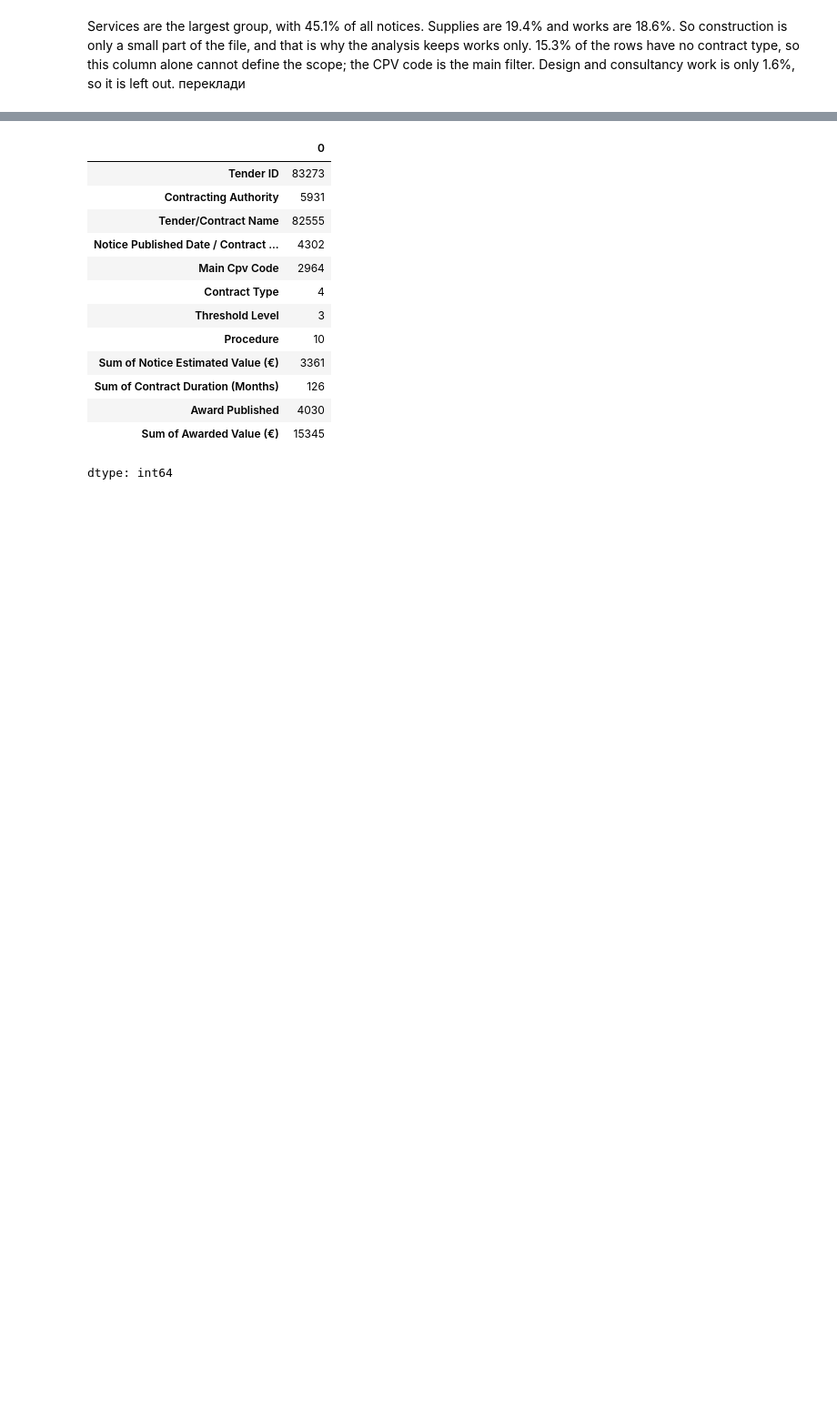
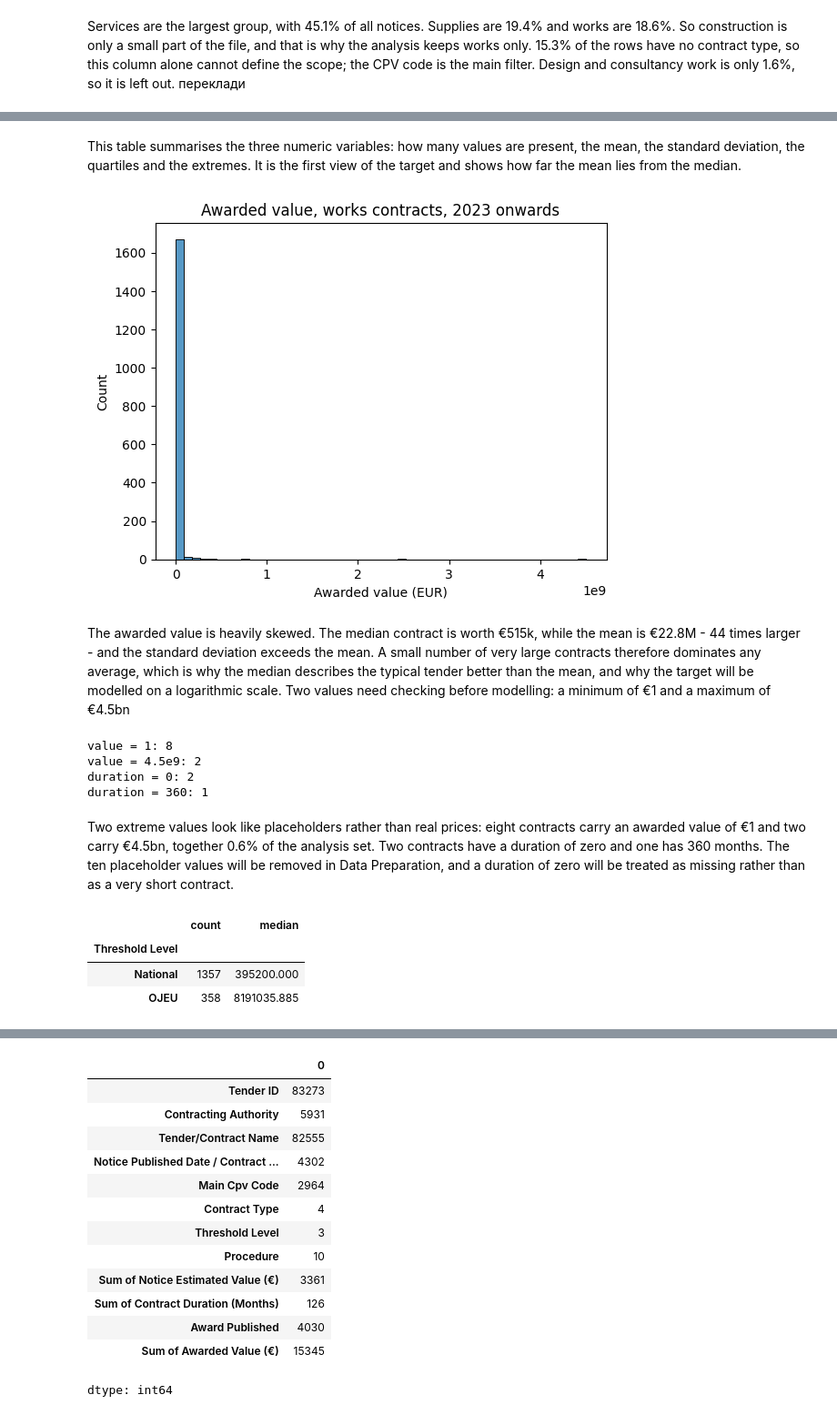
Before and after one commit to KaterynaKon/irish-tender-value, a Jupyter notebook: public_tender_value.ipynb, the cells around one changed output, grey strips where cells are left out. Shown at 91% size. Cells and saved outputs as stored; diff of their text form; code cells hidden in the pictures; blank space fills up the shorter version.

```diff
--- a/public_tender_value.ipynb
+++ b/public_tender_value.ipynb
@@ -213,0 +226,4 @@ dtype: int64
+# %%
+cpv = pd.to_numeric(d["Main Cpv Code"], errors="coerce")
+d["cpv2"] = (cpv // 1_000_000).astype("Int64")
+d["cpv2"].value_counts(dropna=False).head(15)
@@ -213,0 +253,6 @@ dtype: int64
+# %%
+d["year"] = pd.to_datetime(
+    d["Notice Published Date / Contract Created Date"],
+    format="%d/%m/%Y",
+    errors="coerce"
+).dt.year
@@ -213,0 +287,7 @@ dtype: int64
+# %%
+awd = "Sum of Awarded Value (€)"
+has = d[awd].gt(0)
+works = d["Contract Type"].eq("Works")
+
+a = d[works & has & (d["year"] >= 2023)].copy()
+print("rows in analysis set:", len(a))
@@ -213,0 +309,30 @@ dtype: int64
+# %% [markdown]
+This table summarises the three numeric variables: how many values are present, the mean, the standard deviation, the quartiles and the extremes. It is the first view of the target and shows how far the mean lies from the median.
+# %%
+sns.histplot(a["Sum of Awarded Value (€)"], bins=50)
+plt.title("Awarded value, works contracts, 2023 onwards")
+plt.xlabel("Awarded value (EUR)")
+plt.show()
+# %% [output]
+[figure, added]
+# %% [markdown]
+The awarded value is heavily skewed. The median contract is worth €515k, while the mean is €22.8M - 44 times larger - and the standard deviation exceeds the mean. A small number of very large contracts therefore dominates any average, which is why the median describes the typical tender better than the mean, and why the target will be modelled on a logarithmic scale. Two values need checking before modelling: a minimum of €1 and a maximum of €4.5bn
+# %%
+print("value = 1:", (a["Sum of Awarded Value (€)"] == 1).sum())
+print("value = 4.5e9:", (a["Sum of Awarded Value (€)"] == 4.5e9).sum())
+print("duration = 0:", (a["Sum of Contract Duration (Months)"] == 0).sum())
+print("duration = 360:", (a["Sum of Contract Duration (Months)"] == 360).sum())
+# %% [output]
+value = 1: 8
+value = 4.5e9: 2
+duration = 0: 2
+duration = 360: 1
+# %% [markdown]
+Two extreme values look like placeholders rather than real prices: eight contracts carry an awarded value of €1 and two carry €4.5bn, together 0.6% of the analysis set. Two contracts have a duration of zero and one has 360 months. The ten placeholder values will be removed in Data Preparation, and a duration of zero will be treated as missing rather than as a very short contract.
+# %%
+a.groupby("Threshold Level")["Sum of Awarded Value (€)"].agg(["count", "median"])
+# %% [output]
+|  | count | median |
+| Threshold Level |  |  |
+| National | 1357 | 395200.000 |
+| OJEU | 358 | 8191035.885 |
```
Also changed, not shown: parts of 27 cells of this notebook.
